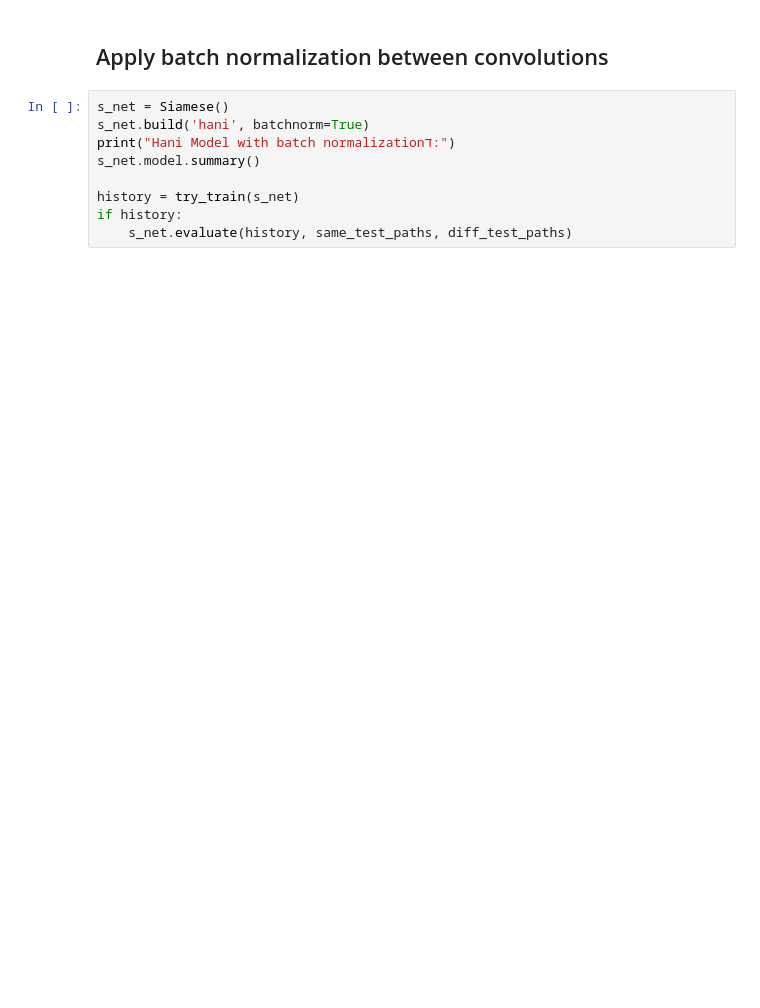
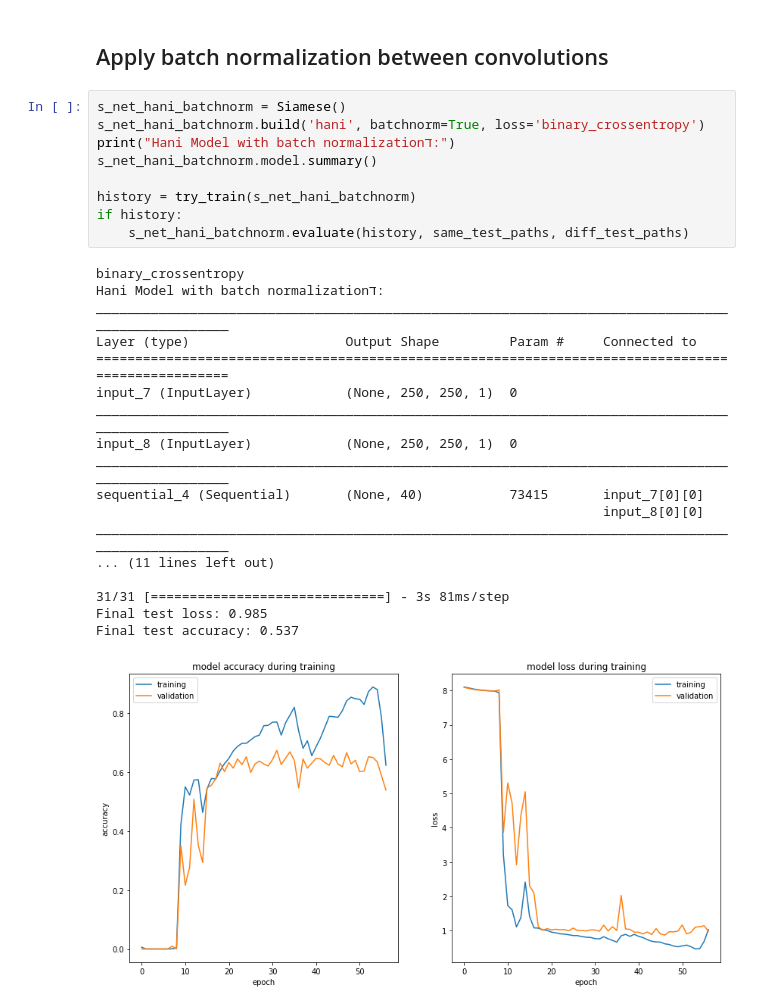
Before and after one commit to elisim/Deep-Learning-Intro, a Jupyter notebook: assignment2/Hani-Model.ipynb, the cells around one changed output. Saved outputs shown, nothing was run; the diff lists cells and outputs as text; blank space fills up the shorter version.

```diff
--- a/assignment2/Hani-Model.ipynb
+++ b/assignment2/Hani-Model.ipynb
@@ -79,11 +122,30 @@ if history:
 # %% [markdown]
 ## Apply batch normalization between convolutions
 # %%
-s_net = Siamese()
-s_net.build('hani', batchnorm=True)
+s_net_hani_batchnorm = Siamese()
+s_net_hani_batchnorm.build('hani', batchnorm=True, loss='binary_crossentropy')
 print("Hani Model with batch normalizationד:")
-s_net.model.summary()
+s_net_hani_batchnorm.model.summary()
 
-history = try_train(s_net)
+history = try_train(s_net_hani_batchnorm)
 if history:
-    s_net.evaluate(history, same_test_paths, diff_test_paths)
+    s_net_hani_batchnorm.evaluate(history, same_test_paths, diff_test_paths)
+# %% [output]
+binary_crossentropy
+Hani Model with batch normalizationד:
+__________________________________________________________________________________________________
+Layer (type)                    Output Shape         Param #     Connected to
+==================================================================================================
+input_7 (InputLayer)            (None, 250, 250, 1)  0
+__________________________________________________________________________________________________
+input_8 (InputLayer)            (None, 250, 250, 1)  0
+__________________________________________________________________________________________________
+sequential_4 (Sequential)       (None, 40)           73415       input_7[0][0]
+                                                                 input_8[0][0]
+__________________________________________________________________________________________________
+... (11 lines left out)
+
+31/31 [==============================] - 3s 81ms/step
+Final test loss: 0.985
+Final test accuracy: 0.537
+[figure, added]
```
Also changed, not shown: parts of 7 cells of this notebook, 4 other files.
